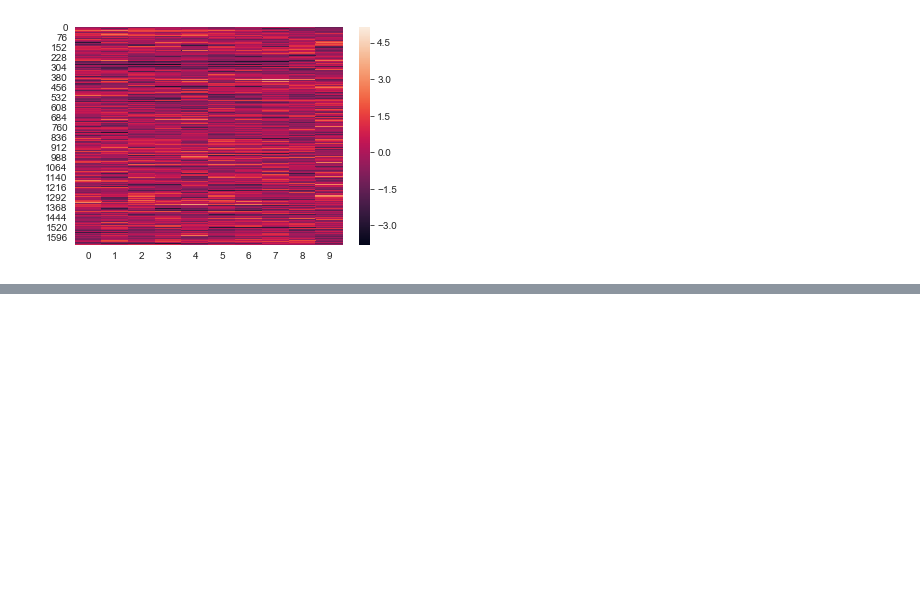
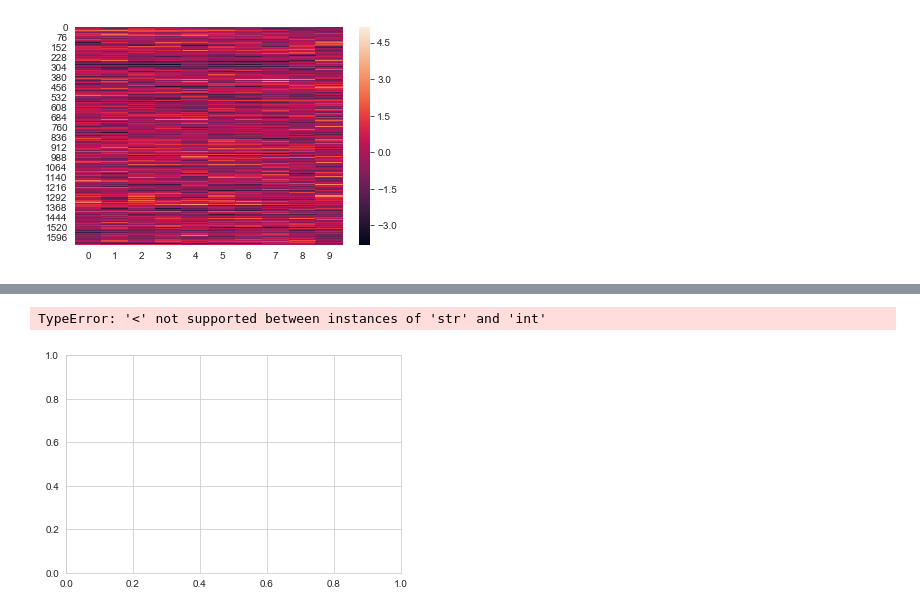
Before and after one commit to ContextLab/directed-forgetting-network-dynamics, a Jupyter notebook: code/network_analyses.ipynb, the cells around one changed output, grey strips where cells are left out. Saved outputs shown, nothing was run; the diff lists cells and outputs as text; code cells hidden in the pictures; blank space fills up the shorter version.

```diff
--- a/code/network_analyses.ipynb
+++ b/code/network_analyses.ipynb
@@ -60,0 +82,14 @@ hyp.plot(mini_corrs, 'ko-', reduce='UMAP')
+# %%
+def ribbon(x, y, lb, ub=None, color='k', alpha='0.5'):
+    #assert is_sorted(x), 'x-coordinates must be monotonically increasing'
+
+    if ub is None:
+        ub = lb
+    h1 = plt.fill_between(x, y-lb, y+ub, color=color, alpha=alpha)
+    h2 = plt.plot(x, y, color=color)
+    return h1, h2
+# %%
+ribbon(np.arange(10), np.random.rand(10), np.random.randn(10))
+# %% [output]
+TypeError: '<' not supported between instances of 'str' and 'int'
+[figure, added]
```
Also changed, not shown: parts of 7 cells of this notebook.
